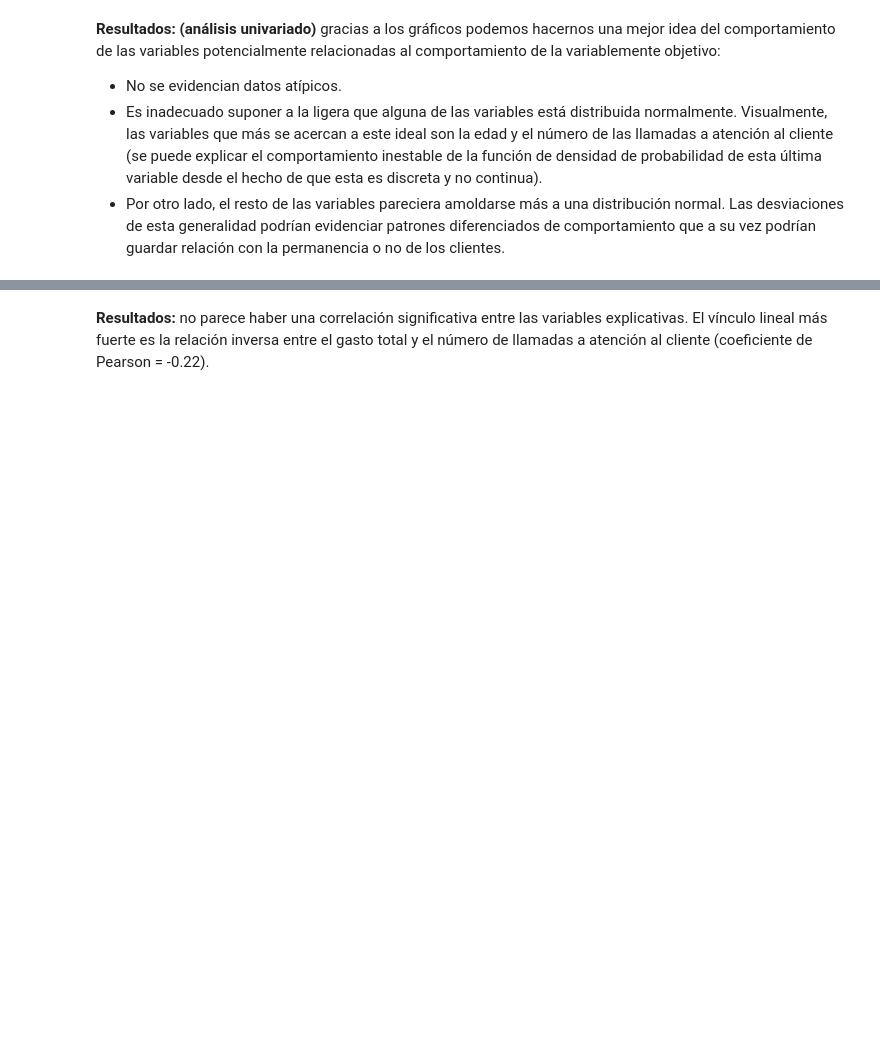
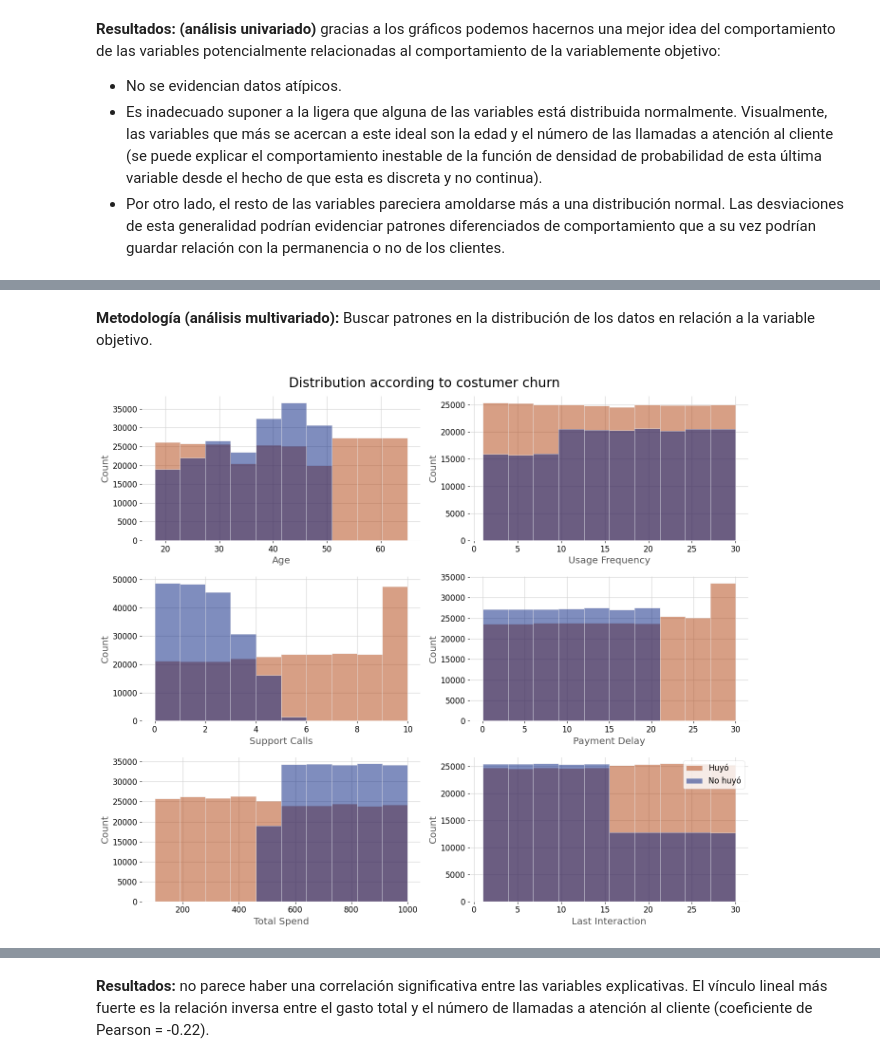
Before and after one commit to bgarzonm/ML-UIFCE, a Jupyter notebook: src/features/EDA.ipynb, the cells around one changed output, grey strips where cells are left out. Drawn from its saved outputs; the diff is of its cells as text; code cells hidden in the pictures; blank space fills up the shorter version.

```diff
--- a/src/features/EDA.ipynb
+++ b/src/features/EDA.ipynb
@@ -238,0 +241,23 @@ Ya que el problema es de clasificación analizaremos la distribución intercuart
+# %% [markdown]
+**Metodología (análisis multivariado):** Buscar patrones en la distribución de los datos en relación a la variable objetivo.
+# %%
+# plot_hist_churn: función para realizar un histograma en función de la variable objetivo
+def plot_hist_churn(df, col, ax = None):
+    sns.histplot(data=df, x=col, hue='Churn', ax=ax, bins=n_bins, palette="dark", legend=False)
+    plt.legend(title='', labels=["Huyó", "No huyó"])
+    plt.xlabel(col)
+    plt.ylabel('Count')
+
+    plt.tight_layout()
+# Malla de gráficos: histogramas de distribución
+## Configuración general del gráfico
+f, axes = plt.subplots(figsize=(14, 12), nrows=3, ncols=2)
+plt.suptitle('Distribution according to costumer churn', size=20)
+
+## Sub-gráficos
+for index, col in enumerate(numeric_cols):
+    plot_hist_churn(df, col, axes[index//2, index % 2])
+
+plt.show()
+# %% [output]
+[figure, added]
```
Also changed, not shown: parts of 14 cells of this notebook.
